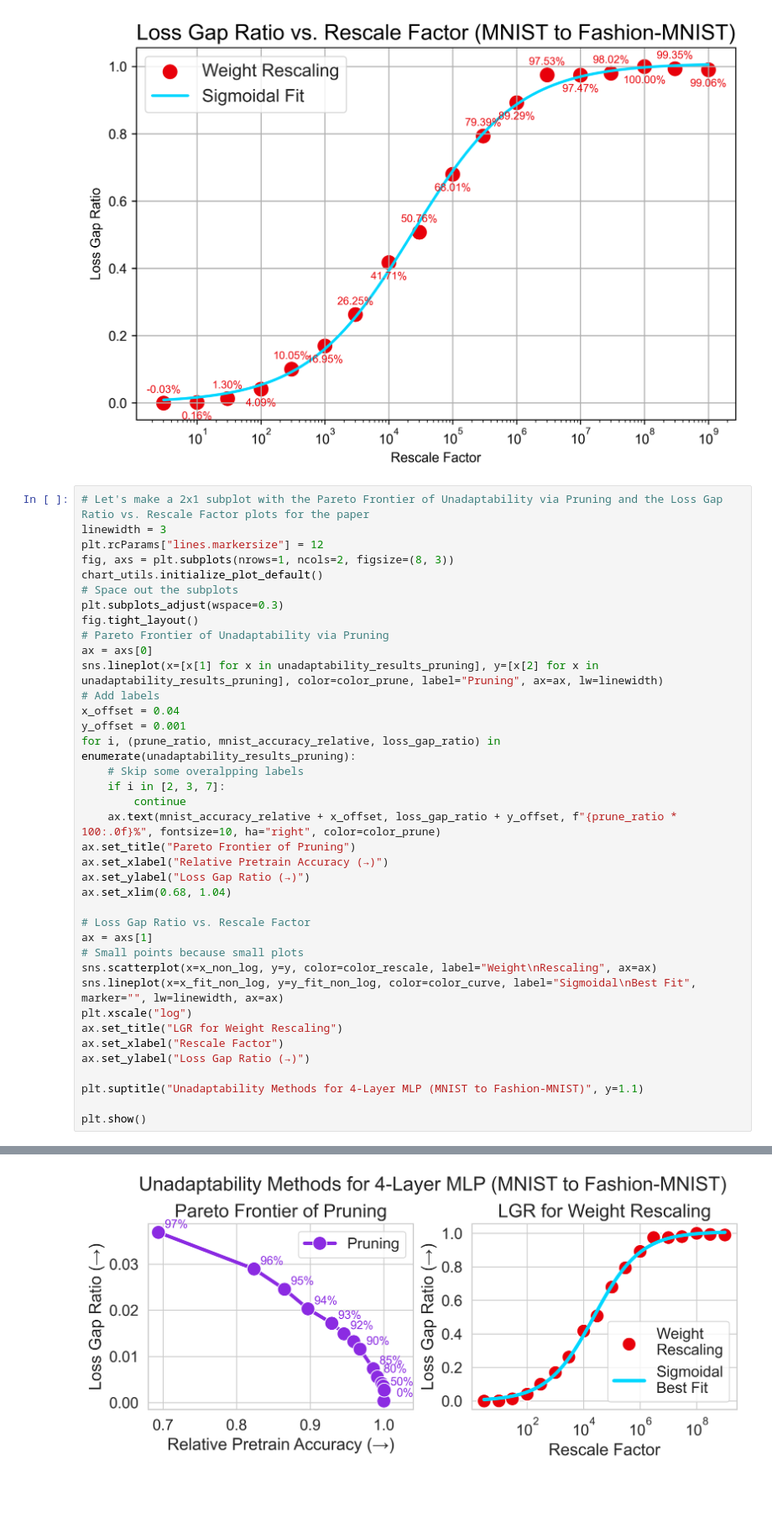
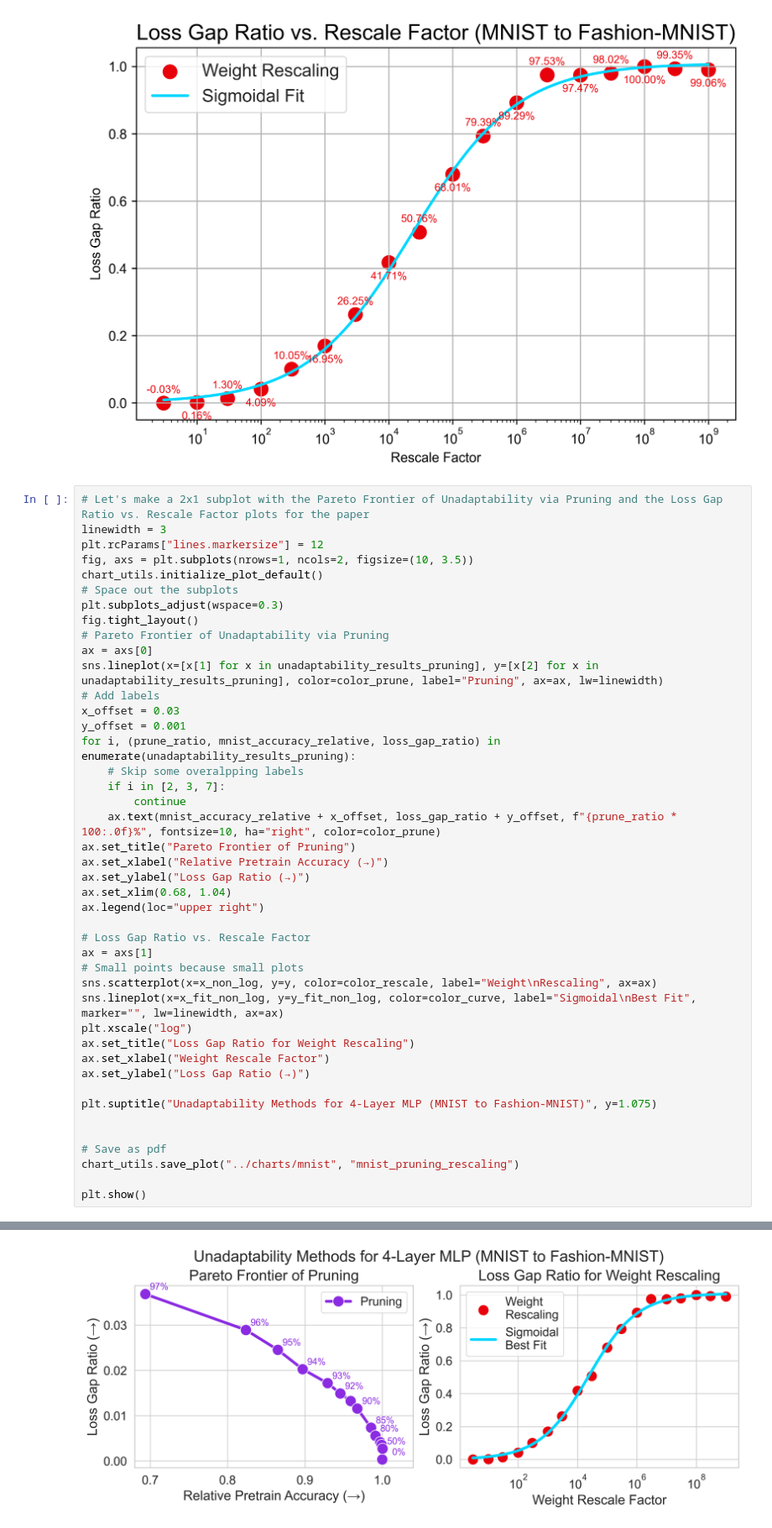
Before and after one commit to mukobi/Unadaptable-Foundation-Models, a Jupyter notebook: toy_models/mnist_pruning.ipynb, the cells around one changed output, grey strips where cells are left out. Shown at 84% size. Drawn from its saved outputs; the diff is of its cells as text; blank space fills up the shorter version.

```diff
--- a/toy_models/mnist_pruning.ipynb
+++ b/toy_models/mnist_pruning.ipynb
@@ -679,7 +688,7 @@ Mean Squared Error: 0.0002
 # Let's make a 2x1 subplot with the Pareto Frontier of Unadaptability via Pruning and the Loss Gap Ratio vs. Rescale Factor plots for the paper
 linewidth = 3
 plt.rcParams["lines.markersize"] = 12
-fig, axs = plt.subplots(nrows=1, ncols=2, figsize=(8, 3))
+fig, axs = plt.subplots(nrows=1, ncols=2, figsize=(10, 3.5))
 chart_utils.initialize_plot_default()
 # Space out the subplots
 plt.subplots_adjust(wspace=0.3)
@@ -688,7 +697,7 @@ fig.tight_layout()
 ax = axs[0]
 sns.lineplot(x=[x[1] for x in unadaptability_results_pruning], y=[x[2] for x in unadaptability_results_pruning], color=color_prune, label="Pruning", ax=ax, lw=linewidth)
 # Add labels
-x_offset = 0.04
+x_offset = 0.03
 y_offset = 0.001
 for i, (prune_ratio, mnist_accuracy_relative, loss_gap_ratio) in enumerate(unadaptability_results_pruning):
     # Skip some overalpping labels
@@ -699,6 +708,7 @@ ax.set_title("Pareto Frontier of Pruning")
 ax.set_xlabel("Relative Pretrain Accuracy (→)")
 ax.set_ylabel("Loss Gap Ratio (→)")
 ax.set_xlim(0.68, 1.04)
+ax.legend(loc="upper right")
 
 # Loss Gap Ratio vs. Rescale Factor
 ax = axs[1]
@@ -706,11 +716,15 @@ ax = axs[1]
 sns.scatterplot(x=x_non_log, y=y, color=color_rescale, label="Weight\nRescaling", ax=ax)
 sns.lineplot(x=x_fit_non_log, y=y_fit_non_log, color=color_curve, label="Sigmoidal\nBest Fit", marker="", lw=linewidth, ax=ax)
 plt.xscale("log")
-ax.set_title("LGR for Weight Rescaling")
-ax.set_xlabel("Rescale Factor")
+ax.set_title("Loss Gap Ratio for Weight Rescaling")
+ax.set_xlabel("Weight Rescale Factor")
 ax.set_ylabel("Loss Gap Ratio (→)")
 
-plt.suptitle("Unadaptability Methods for 4-Layer MLP (MNIST to Fashion-MNIST)", y=1.1)
+plt.suptitle("Unadaptability Methods for 4-Layer MLP (MNIST to Fashion-MNIST)", y=1.075)
+
+
+# Save as pdf
+chart_utils.save_plot("../charts/mnist", "mnist_pruning_rescaling")
 
 plt.show()
 # %% [output]
@@ -717 +733 @@ plt.show()
-[figure, old version]
+[figure, new version]
```
Also changed, not shown: parts of 3 cells of this notebook, 3 other files.
